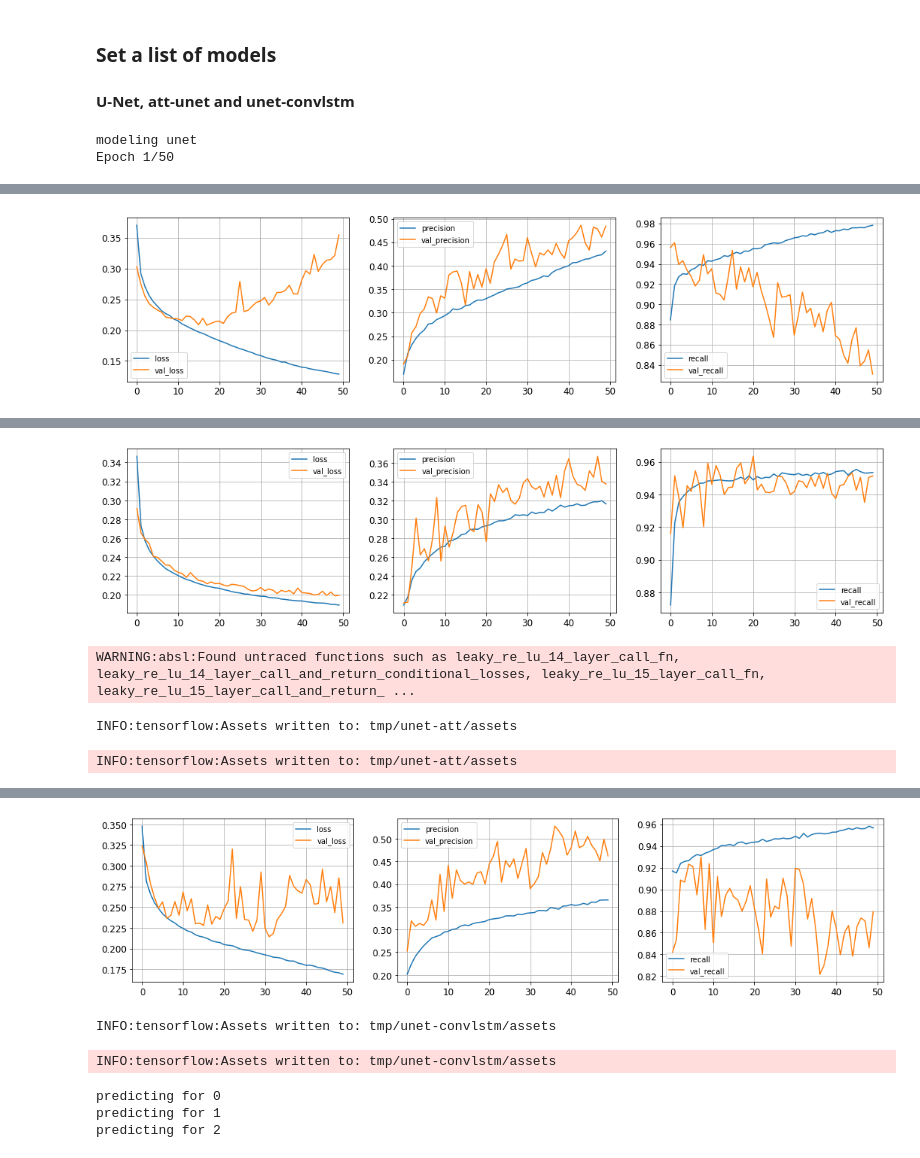
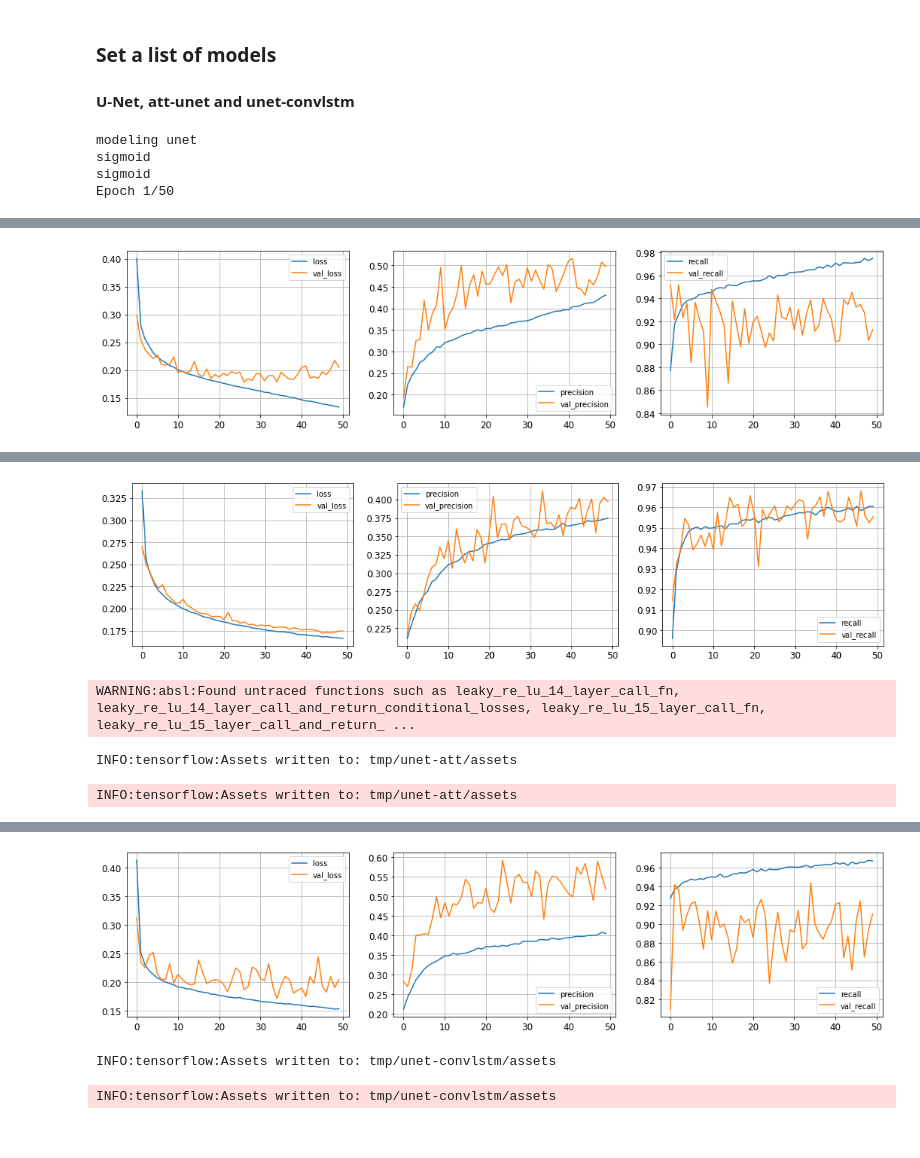
Before and after one commit to ML-precip/precip-predict, a Jupyter notebook: 04_testing_based_U-Nets.ipynb, the cells around one changed output, grey strips where cells are left out. Saved outputs shown, nothing was run; the diff lists cells and outputs as text; code cells hidden in the pictures.

```diff
--- a/04_testing_based_U-Nets.ipynb
+++ b/04_testing_based_U-Nets.ipynb
@@ -96,7 +93,7 @@ DATE_END = '2021-12-31'
 YY_TRAIN = [1979, 2015]
 YY_TEST = [2016, 2021]
 YY_VALID = 2005
-LEVELS = [500, 850, 1000]
+LEVELS = [300, 500, 700, 850, 925, 1000]
 G = 9.80665
 LONS_INPUT = [-25, 30]
 LATS_INPUT = [30, 75]
@@ -130,7 +127,7 @@ lons_y = pr.lon.to_numpy()
 # define paths for the variables used
 l_paths = ['/geopotential/day_grid1/','/temperature/day_grid1/','/relative_humidity/day_grid1/',
               '/U_wind/day_grid1/','/V_wind/day_grid1/','/total_column_water/day_grid1/']
-v_vars = ['z','t2m','rh','u850','v850','tpcw']
+v_vars = ['z','t2m','rh','u','v','tpcw']
 list_vars = load_data(v_vars, l_paths, G, PATH_ERA5, DATE_START, DATE_END, LONS_INPUT, LATS_INPUT, LEVELS)
 datasets = list_vars
 # %% [output]
@@ -286,11 +367,20 @@ for imod in names_mod:
     tmp_file = pathlib.Path(f'tmp/{imod}')
     um.save(f'tmp/{imod}')
 
+
     um.save_weights('tmp/tmp_weights/' + imod + '_trained_weights.h5')
-
+    #save model in h5 format
+    #um.save('tmp/unet.h5')
+    # predict and save predictions
+    y_pred_train = um.predict(dg_train.X.to_numpy()).squeeze()
+    y_pred_test = um.predict(dg_test.X.to_numpy()).squeeze()
+    # save the test predictions
+    np.save('tmp/data/' 'y_pred_test_' + imod + '.npy', y_pred_test)
 
 
     l_mod.append(um)
 # %% [output]
 modeling unet
+sigmoid
+sigmoid
 Epoch 1/50
@@ -314,2 +404,2 @@ Epoch 50/50
 plotting model history for unet
-[figure, old version]
+[figure, new version]
@@ -333,5 +423,5 @@ Epoch 50/50
 plotting model history for unet-att
-[figure, old version]
+[figure, new version]
 WARNING:absl:Found untraced functions such as leaky_re_lu_14_layer_call_fn, leaky_re_lu_14_layer_call_and_return_conditional_losses, leaky_re_lu_15_layer_call_fn, leaky_re_lu_15_layer_call_and_return_ ...
 INFO:tensorflow:Assets written to: tmp/unet-att/assets
 INFO:tensorflow:Assets written to: tmp/unet-att/assets
@@ -354,5 +444,5 @@ Epoch 50/50
 plotting model history for unet-convlstm
-[figure, old version]
+[figure, new version]
 INFO:tensorflow:Assets written to: tmp/unet-convlstm/assets
 INFO:tensorflow:Assets written to: tmp/unet-convlstm/assets
 # %%
@@ -361,7 +451,5 @@ for imod in range(0,len(names_mod)):
 
     y_pred_train = l_mod[0].predict(dg_train.X.to_numpy()).squeeze()
     y_pred_test = l_mod[0].predict(dg_test.X.to_numpy()).squeeze()
+    # save the test predictions
+    np.save('tmp/data/' 'y_pred_test_' + names_mod[imod] + '.npy', y_pred_test)
-# %% [output]
-predicting for 0
-predicting for 1
-predicting for 2
```
Also changed, not shown: parts of 9 cells of this notebook, 17 other files.
